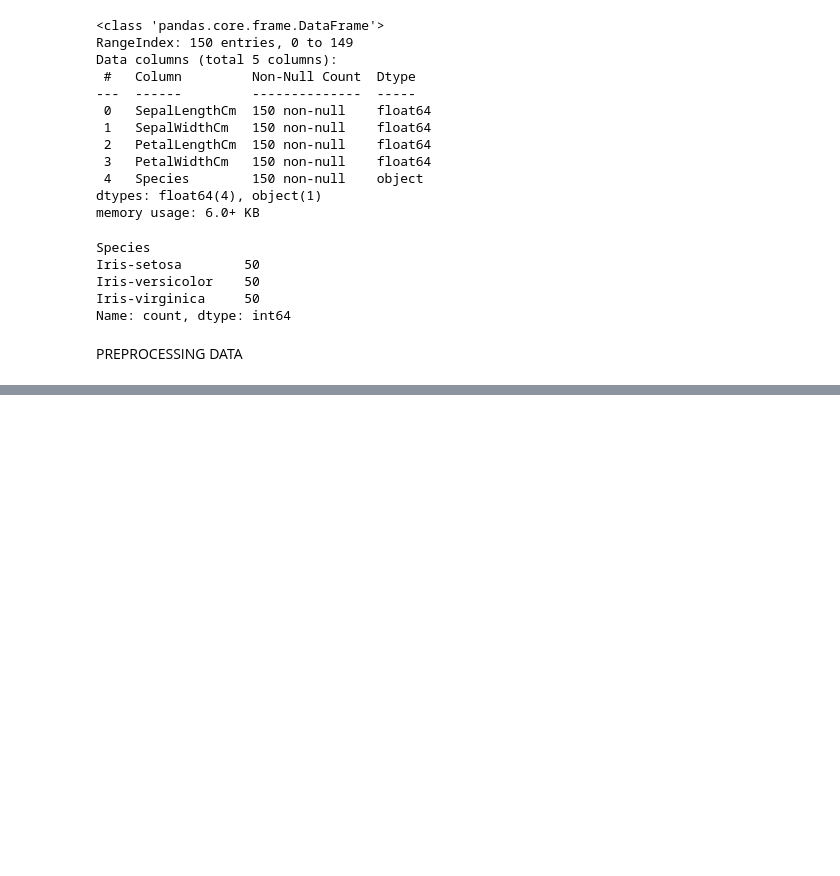
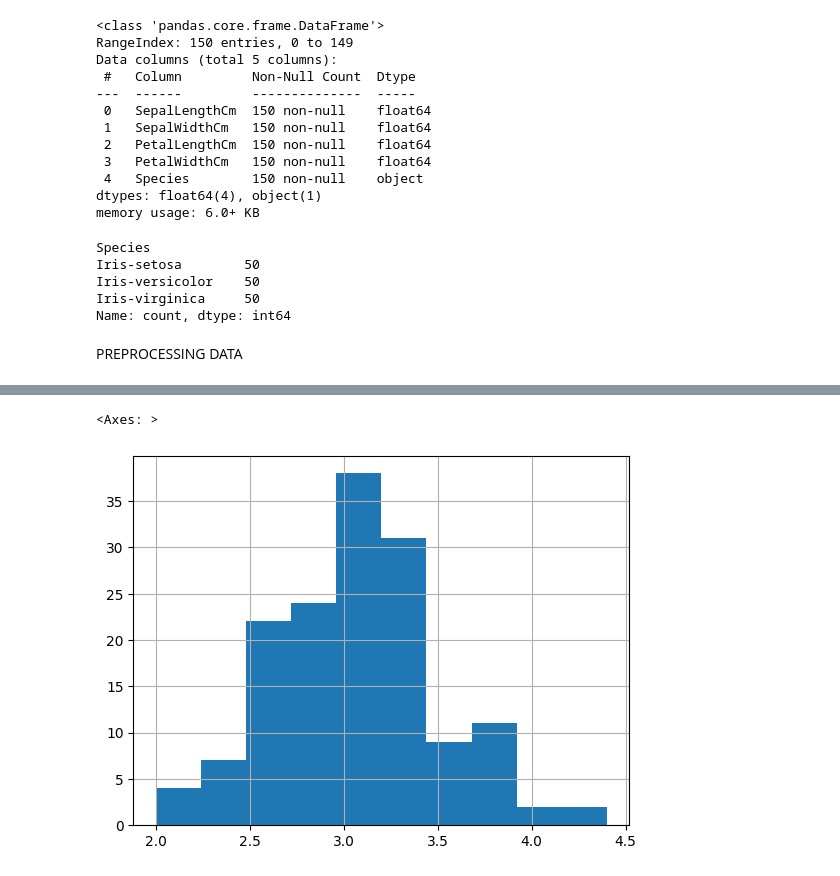
Before and after one commit to rharshavardhanan/IRIS-FLOWER-CLASSIFICATION, a Jupyter notebook: test1.ipynb, the cells around one changed output, grey strips where cells are left out. Cells and saved outputs as stored; diff of their text form; code cells hidden in the pictures; blank space fills up the shorter version.

```diff
--- a/test1.ipynb
+++ b/test1.ipynb
@@ -118,0 +134,5 @@ PREPROCESSING DATA
+# %%
+df.SepalWidthCm.hist()
+# %% [output]
+<Axes: >
+[figure, added]
```
Also changed, not shown: parts of 14 cells of this notebook.
